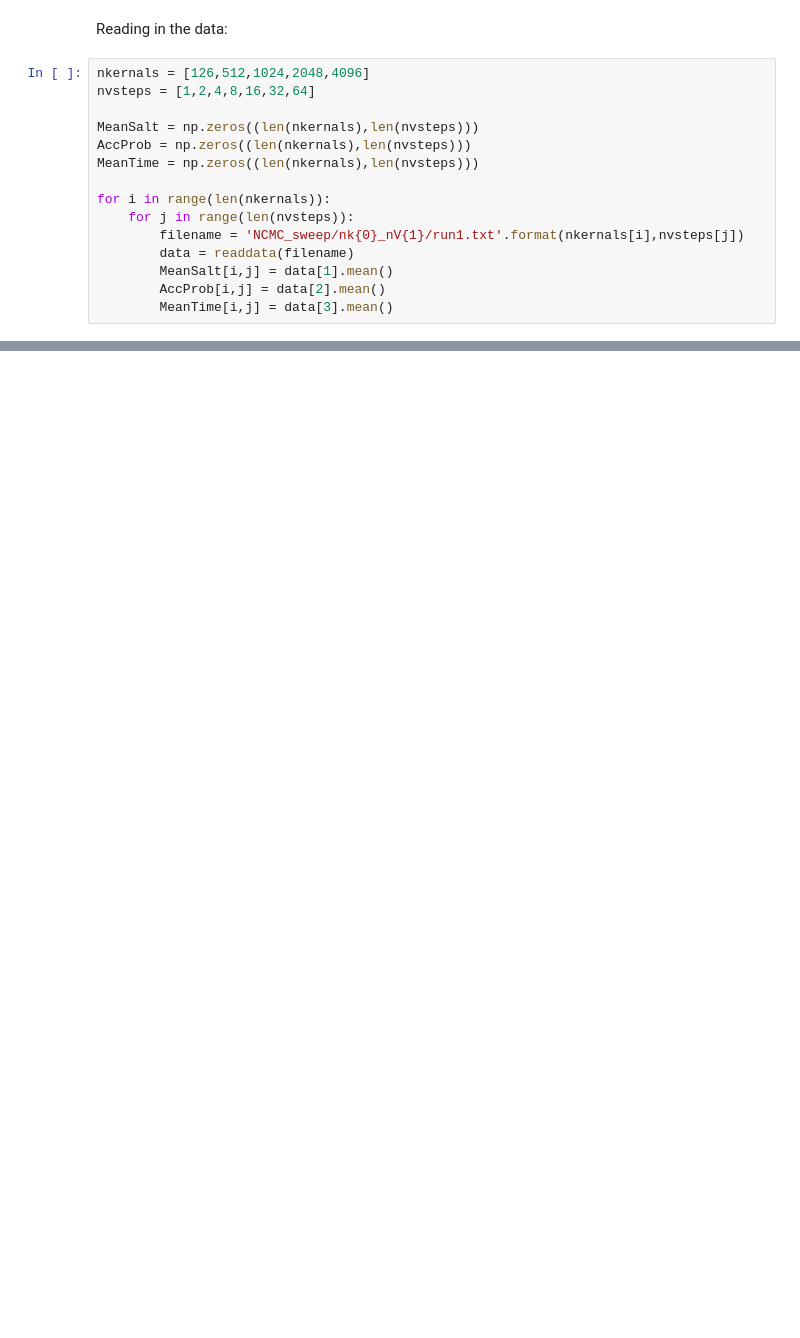
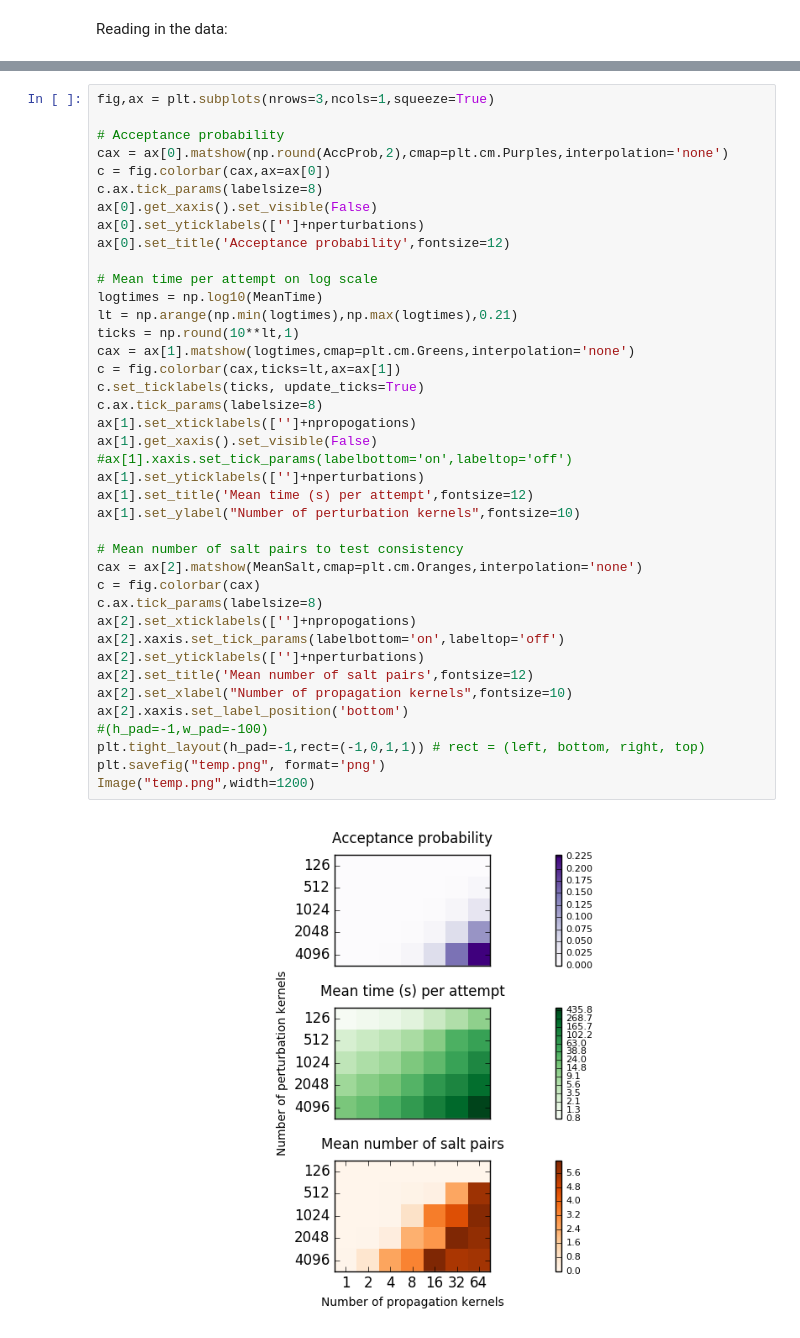
Before and after one commit to choderalab/saltswap, a Jupyter notebook: Acceptance-Study/AnalyseNCMC.ipynb, the cells around one changed output, grey strips where cells are left out. Saved outputs shown, nothing was run; the diff lists cells and outputs as text; blank space fills up the shorter version.

Commit message:
Completed initial analysis of NCMC parameter sweep

```diff
--- a/Acceptance-Study/AnalyseNCMC.ipynb
+++ b/Acceptance-Study/AnalyseNCMC.ipynb
@@ -33,17 +59,2 @@ def readdata(filename):
 # %% [markdown]
 Reading in the data:
-# %%
-nkernals = [126,512,1024,2048,4096]
-nvsteps = [1,2,4,8,16,32,64]
-
-MeanSalt = np.zeros((len(nkernals),len(nvsteps)))
-AccProb = np.zeros((len(nkernals),len(nvsteps)))
-MeanTime = np.zeros((len(nkernals),len(nvsteps)))
-
-for i in range(len(nkernals)):
-    for j in range(len(nvsteps)):
-        filename = 'NCMC_sweep/nk{0}_nV{1}/run1.txt'.format(nkernals[i],nvsteps[j])
-        data = readdata(filename)
-        MeanSalt[i,j] = data[1].mean()
-        AccProb[i,j] = data[2].mean()
-        MeanTime[i,j] = data[3].mean()
@@ -190,0 +103,42 @@ To do...
+# %%
+fig,ax = plt.subplots(nrows=3,ncols=1,squeeze=True)
+
+# Acceptance probability
+cax = ax[0].matshow(np.round(AccProb,2),cmap=plt.cm.Purples,interpolation='none')
+c = fig.colorbar(cax,ax=ax[0])
+c.ax.tick_params(labelsize=8)
+ax[0].get_xaxis().set_visible(False)
+ax[0].set_yticklabels(['']+nperturbations)
+ax[0].set_title('Acceptance probability',fontsize=12)
+
+# Mean time per attempt on log scale
+logtimes = np.log10(MeanTime)
+lt = np.arange(np.min(logtimes),np.max(logtimes),0.21)
+ticks = np.round(10**lt,1)
+cax = ax[1].matshow(logtimes,cmap=plt.cm.Greens,interpolation='none')
+c = fig.colorbar(cax,ticks=lt,ax=ax[1])
+c.set_ticklabels(ticks, update_ticks=True)
+c.ax.tick_params(labelsize=8)
+ax[1].set_xticklabels(['']+npropogations)
+ax[1].get_xaxis().set_visible(False)
+#ax[1].xaxis.set_tick_params(labelbottom='on',labeltop='off')
+ax[1].set_yticklabels(['']+nperturbations)
+ax[1].set_title('Mean time (s) per attempt',fontsize=12)
+ax[1].set_ylabel("Number of perturbation kernels",fontsize=10)
+
+# Mean number of salt pairs to test consistency
+cax = ax[2].matshow(MeanSalt,cmap=plt.cm.Oranges,interpolation='none')
+c = fig.colorbar(cax)
+c.ax.tick_params(labelsize=8)
+ax[2].set_xticklabels(['']+npropogations)
+ax[2].xaxis.set_tick_params(labelbottom='on',labeltop='off')
+ax[2].set_yticklabels(['']+nperturbations)
+ax[2].set_title('Mean number of salt pairs',fontsize=12)
+ax[2].set_xlabel("Number of propagation kernels",fontsize=10)
+ax[2].xaxis.set_label_position('bottom')
+#(h_pad=-1,w_pad=-100)
+plt.tight_layout(h_pad=-1,rect=(-1,0,1,1)) # rect = (left, bottom, right, top)
+plt.savefig("temp.png", format='png')
+Image("temp.png",width=1200)
+# %% [output]
+[figure, added]
```
Also changed, not shown: parts of 48 cells of this notebook.
